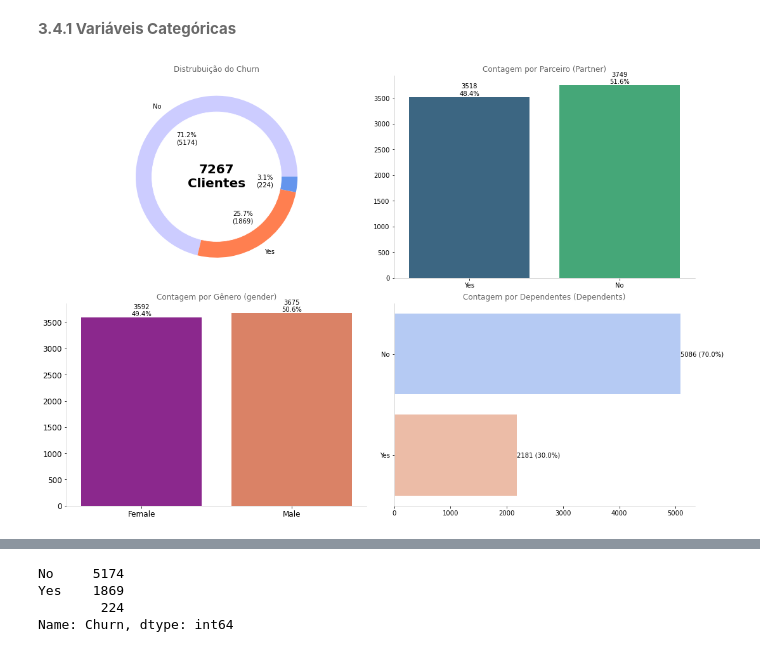
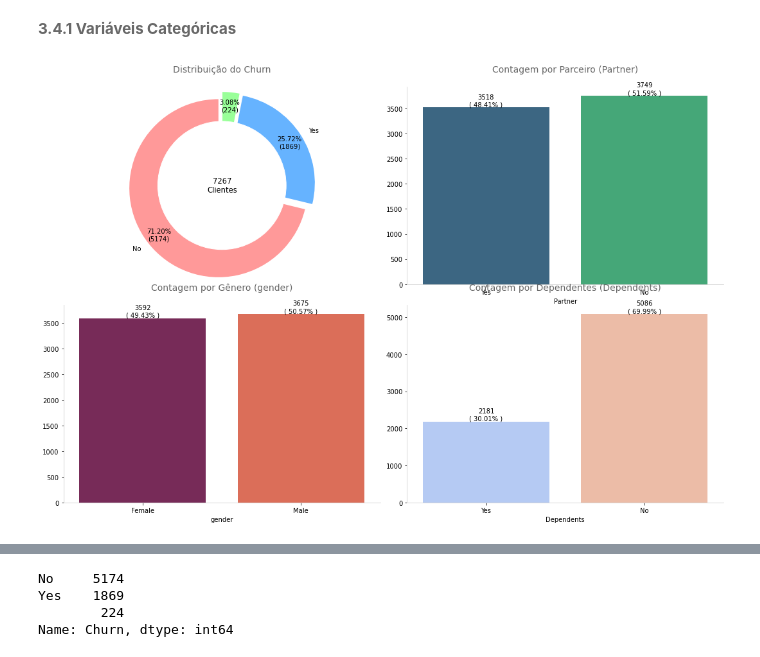
Before and after one commit to Joao-TheCosmosIsInfinite/alura-voz, a Jupyter notebook: Churn_Clientes.ipynb, the cells around one changed output, grey strips where cells are left out. Saved outputs shown, nothing was run; the diff lists cells and outputs as text; code cells hidden in the pictures.

```diff
--- a/Churn_Clientes.ipynb
+++ b/Churn_Clientes.ipynb
@@ -249,42 +247,41 @@ df_spams["Charges.Total"].fillna(df_spams['Charges.Monthly'], inplace=True)
 # %%
 fig = plt.figure(constrained_layout=True, figsize=(15, 10))
 gs = GridSpec(2, 2, figure=fig)
 ax1 = fig.add_subplot(gs[0, 0])
 ax2 = fig.add_subplot(gs[1, 0])
 ax3 = fig.add_subplot(gs[0, 1])
 ax4 = fig.add_subplot(gs[1, 1])
 
 # Grafico 1
-colors = ['#CCCCFF','#FF7F50','cornflowerblue' , 'darkviolet']
+colors = ['#ff9999','#66b3ff','#99ff99','#ffcc99']
 label_names = df_spams['Churn'].value_counts().index
-donut_plot(df_spams, col='Churn', ax=ax1, label_names=label_names, colors=colors,
-           title='Distrubuição do Churn', text=f'{len(df_spams)}\nClientes')
+pie_plot(df_spams, col='Churn', ax=ax1, label_names=label_names, colors=colors,
+           title='Distribuição do Churn', text=f'{len(df_spams)}\nClientes')
 
 # Grafico 2
-single_countplot(df_spams, x='gender', ax=ax2, order=False)
-ax2.tick_params(axis = 'both',
-               which = 'major',
-               labelsize = 12)
-
-ax2.set_title('Contagem por Gênero (gender)', size=12, color='dimgrey')
-ax2.set_ylabel('')
-ax2.set_xlabel('')
+bar_count_plot(df_spams,
+               x='gender',
+               ax=ax2,
+               title='Contagem por Gênero (gender)',
+               palette='rocket')
 
 # Grafico 3
-single_countplot(df_spams, x='Partner', ax=ax3, order=False, palette='viridis')
-ax3.set_title('Contagem por Parceiro (Partner)', size=12, color='dimgrey')
-ax3.set_ylabel('')
-ax3.set_xlabel('')
+bar_count_plot(df_spams,
+               x='Partner',
+               ax=ax3,
+               title='Contagem por Parceiro (Partner)',
+               palette='viridis')
 
 # Grafico 3
-single_countplot(df_spams, y='Dependents', ax=ax4, order=True, palette='coolwarm')
-ax4.set_title('Contagem por Dependentes (Dependents)', size=12, color='dimgrey')
-ax4.set_ylabel('')
-ax4.set_xlabel('')
+bar_count_plot(df_spams,
+               x='Dependents',
+               ax=ax4,
+               title='Contagem por Dependentes (Dependents)',
+               palette='coolwarm')
 
 plt.show()
 # %% [output]
-[figure, old version]
+[figure, new version]
 # %%
 fig = plt.figure(constrained_layout=True, figsize=(15, 10))
 gs = GridSpec(2, 2, figure=fig)
```
Also changed, not shown: parts of 10 cells of this notebook, 1 other file.
